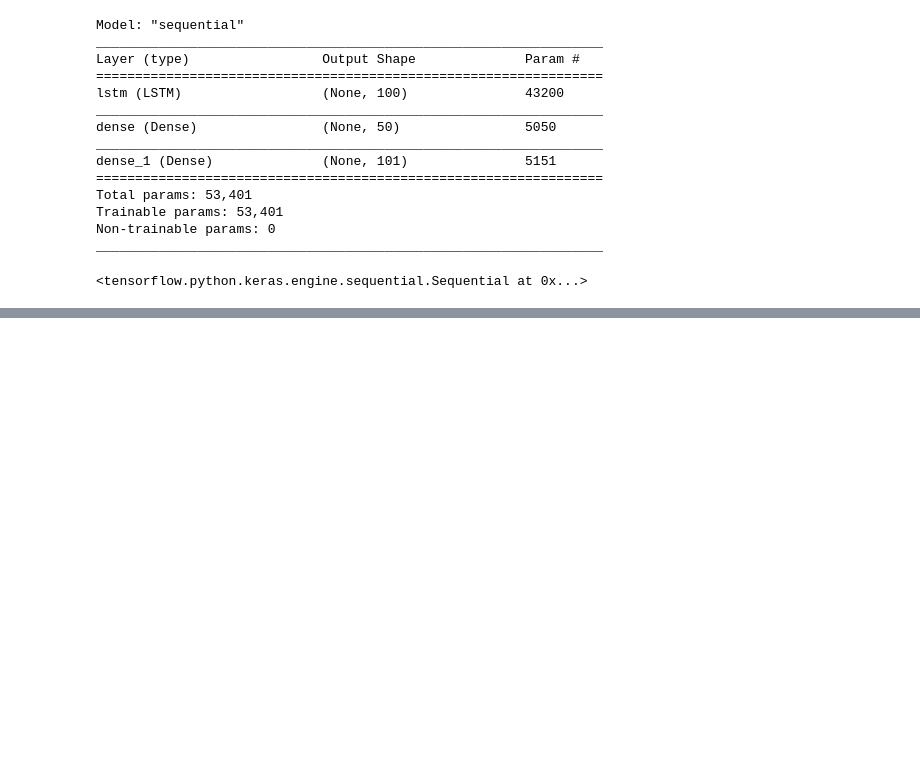
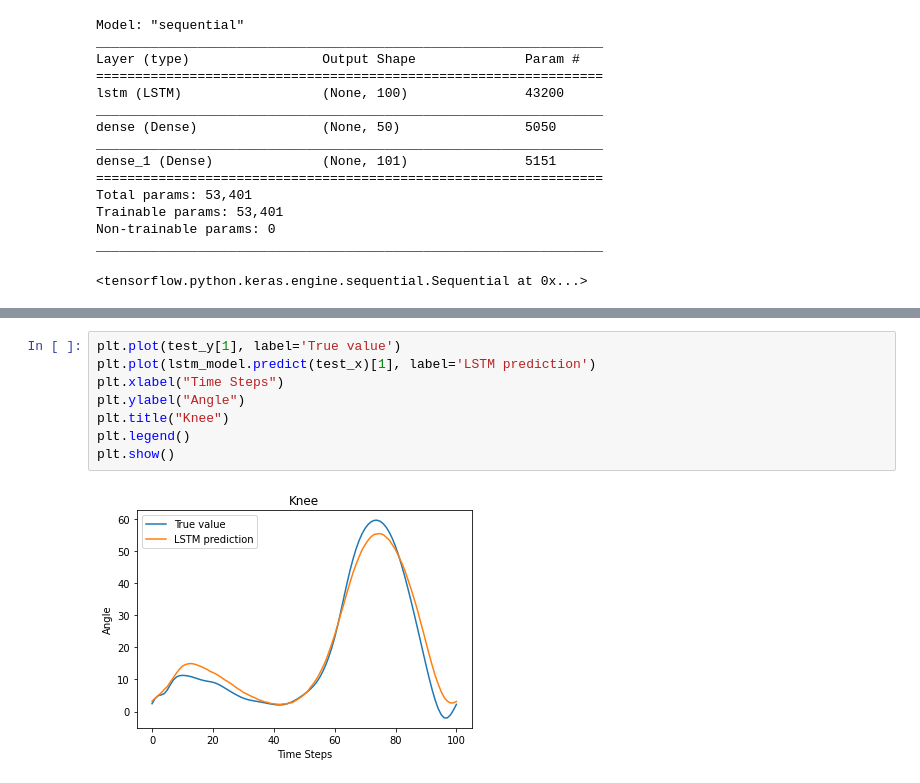
Before and after one commit to SadhnaBijrothiya/DL, a Jupyter notebook: DataCode_TM.ipynb, the cells around one changed output, grey strips where cells are left out. Saved outputs shown, nothing was run; the diff lists cells and outputs as text; blank space fills up the shorter version.

```diff
--- a/DataCode_TM.ipynb
+++ b/DataCode_TM.ipynb
@@ -206,0 +431,10 @@ FileNotFoundError: ignored
+# %%
+plt.plot(test_y[1], label='True value')
+plt.plot(lstm_model.predict(test_x)[1], label='LSTM prediction')
+plt.xlabel("Time Steps")
+plt.ylabel("Angle")
+plt.title("Knee")
+plt.legend()
+plt.show()
+# %% [output]
+[figure, added]
```
Also changed, not shown: parts of 71 cells of this notebook.
